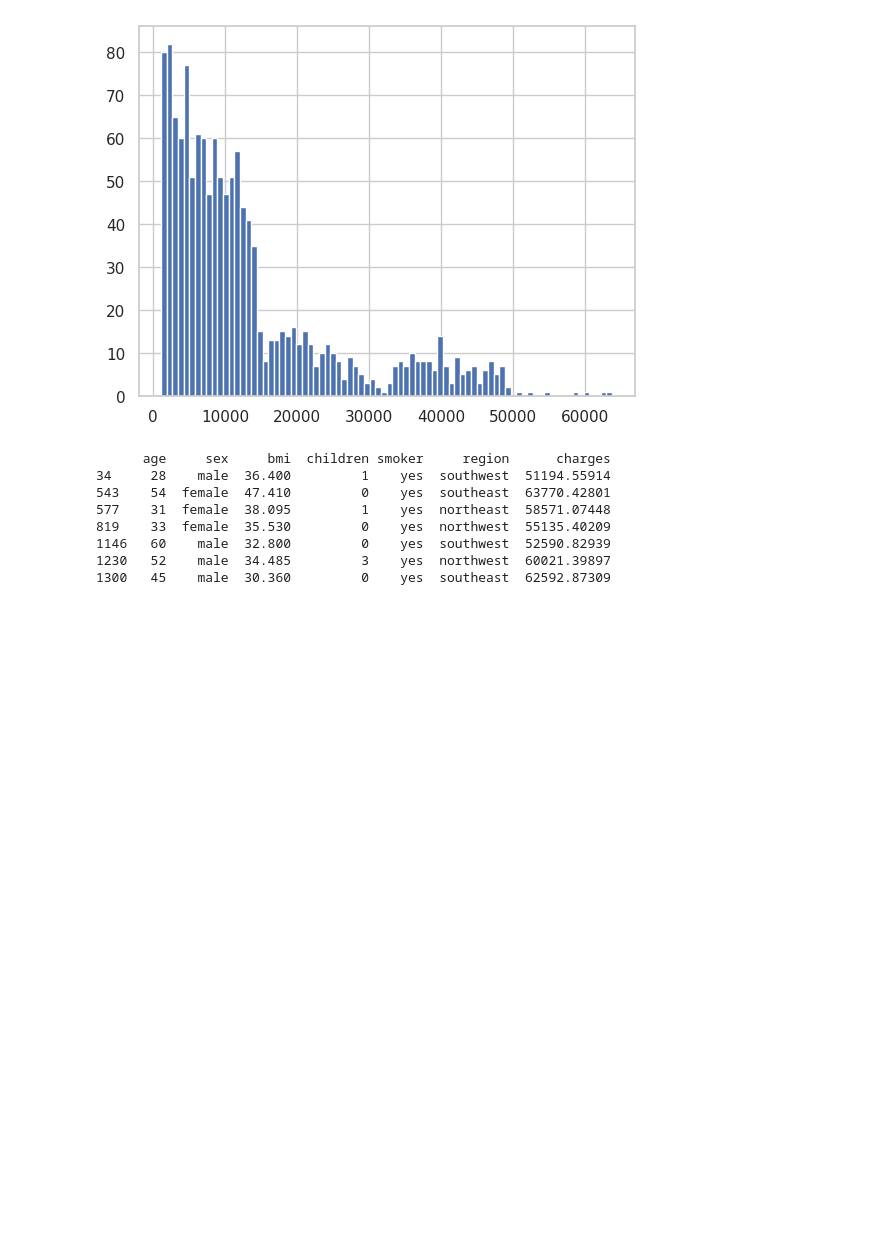
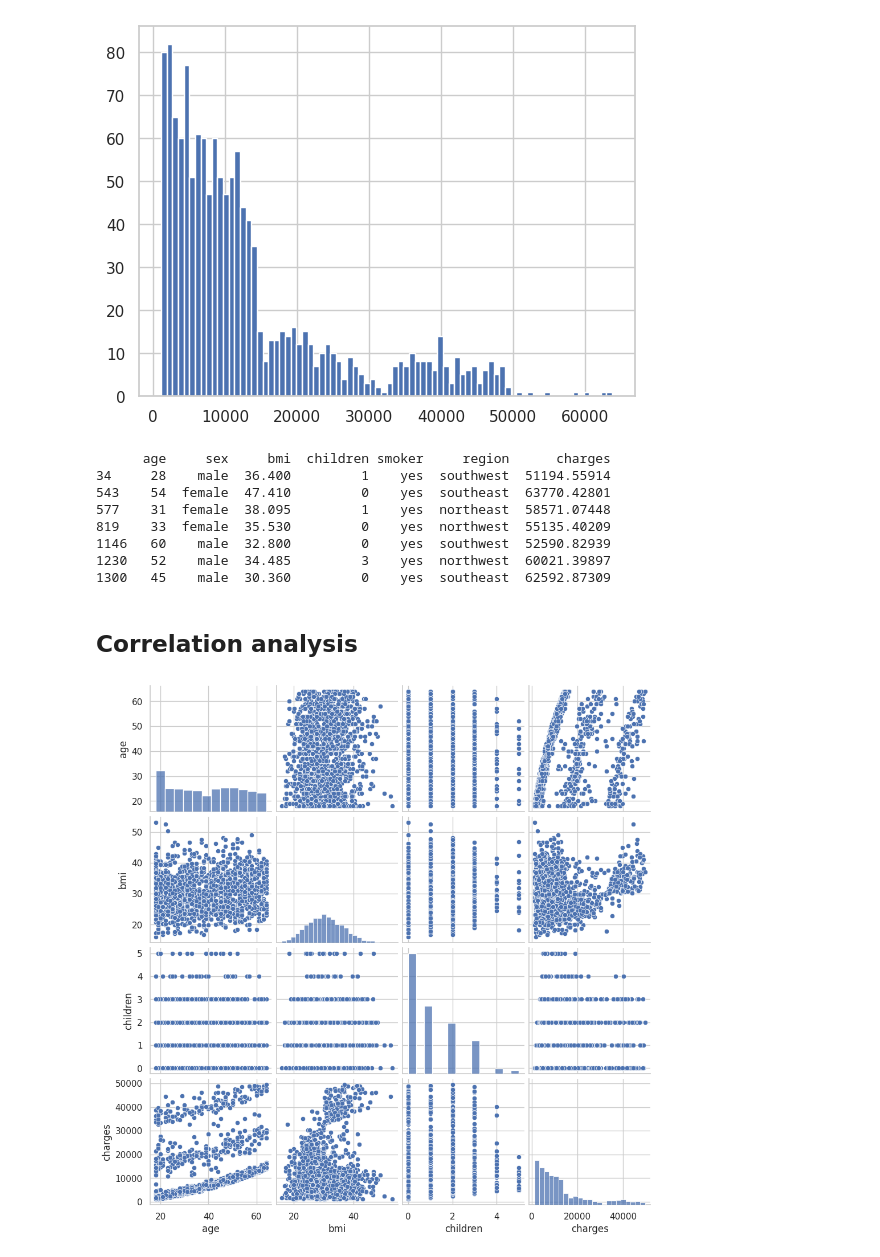
Before and after one commit to simon0820s/LecturesOnMachineLearning, a Jupyter notebook: linearRegressions/medicalExpenses/main.ipynb, the cells around one changed output. Drawn from its saved outputs; the diff is of its cells as text; code cells hidden in the pictures; blank space fills up the shorter version.

Commit message:
create graphic

```diff
--- a/linearRegressions/medicalExpenses/main.ipynb
+++ b/linearRegressions/medicalExpenses/main.ipynb
@@ -32,3 +32,12 @@ df = df[df.charges<50000]
 1146   60    male  32.800         0    yes  southwest  52590.82939
 1230   52    male  34.485         3    yes  northwest  60021.39897
 1300   45    male  30.360         0    yes  southeast  62592.87309
+# %% [markdown]
+## Correlation analysis
+# %%
+import matplotlib.pyplot as plt
+
+sns.pairplot(df, height=2.5)
+plt.show()
+# %% [output]
+[figure, added]
```
